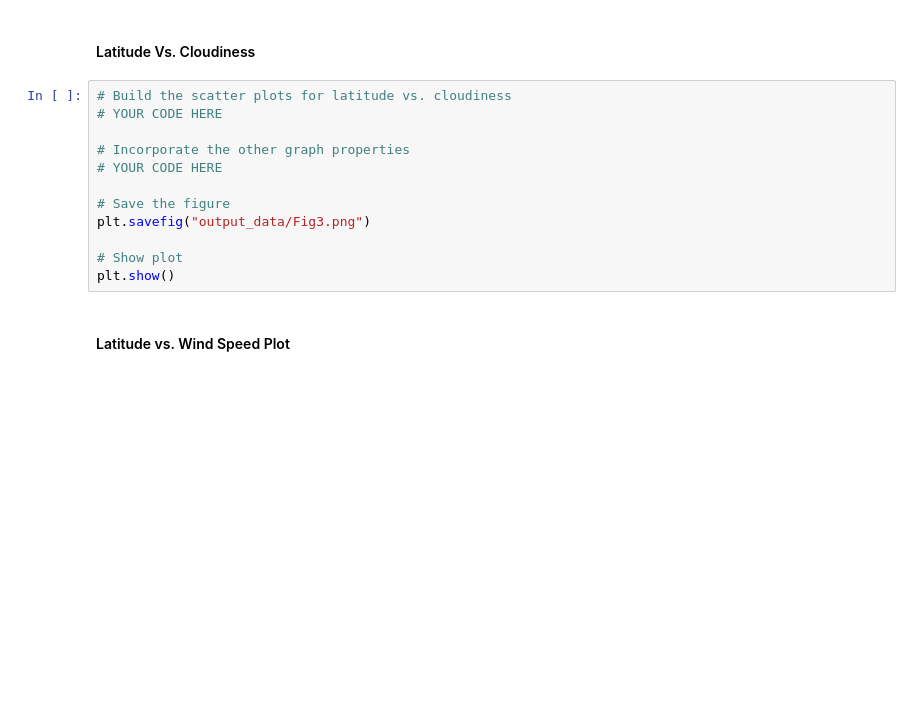
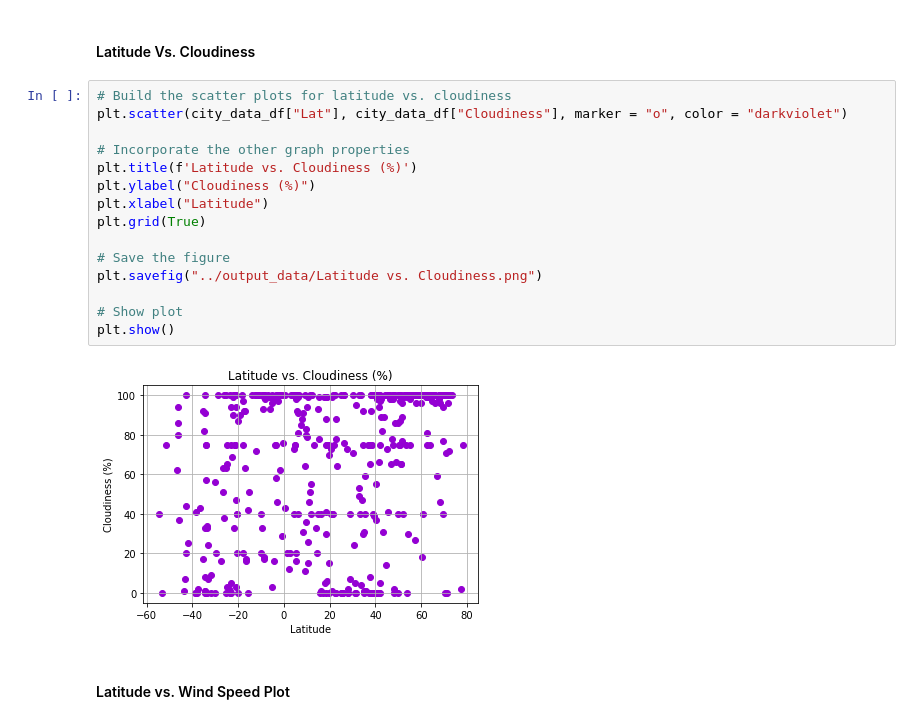
Before and after one commit to VOstapow/pyhton-api-challenge, a Jupyter notebook: WeatherPy/WeatherPy.ipynb, the cells around one changed output. Cells and saved outputs as stored; diff of their text form; blank space fills up the shorter version.

```diff
--- a/WeatherPy/WeatherPy.ipynb
+++ b/WeatherPy/WeatherPy.ipynb
@@ -191,16 +221,21 @@ plt.show()
 #### Latitude Vs. Cloudiness
 # %%
 # Build the scatter plots for latitude vs. cloudiness
-# YOUR CODE HERE
+plt.scatter(city_data_df["Lat"], city_data_df["Cloudiness"], marker = "o", color = "darkviolet")
 
 # Incorporate the other graph properties
-# YOUR CODE HERE
+plt.title(f'Latitude vs. Cloudiness (%)')
+plt.ylabel("Cloudiness (%)")
+plt.xlabel("Latitude")
+plt.grid(True)
 
 # Save the figure
-plt.savefig("output_data/Fig3.png")
+plt.savefig("../output_data/Latitude vs. Cloudiness.png")
 
 # Show plot
 plt.show()
+# %% [output]
+[figure, added]
 # %% [markdown]
 #### Latitude vs. Wind Speed Plot
 # %%
```
Also changed, not shown: parts of 39 cells of this notebook, 20 other files.
